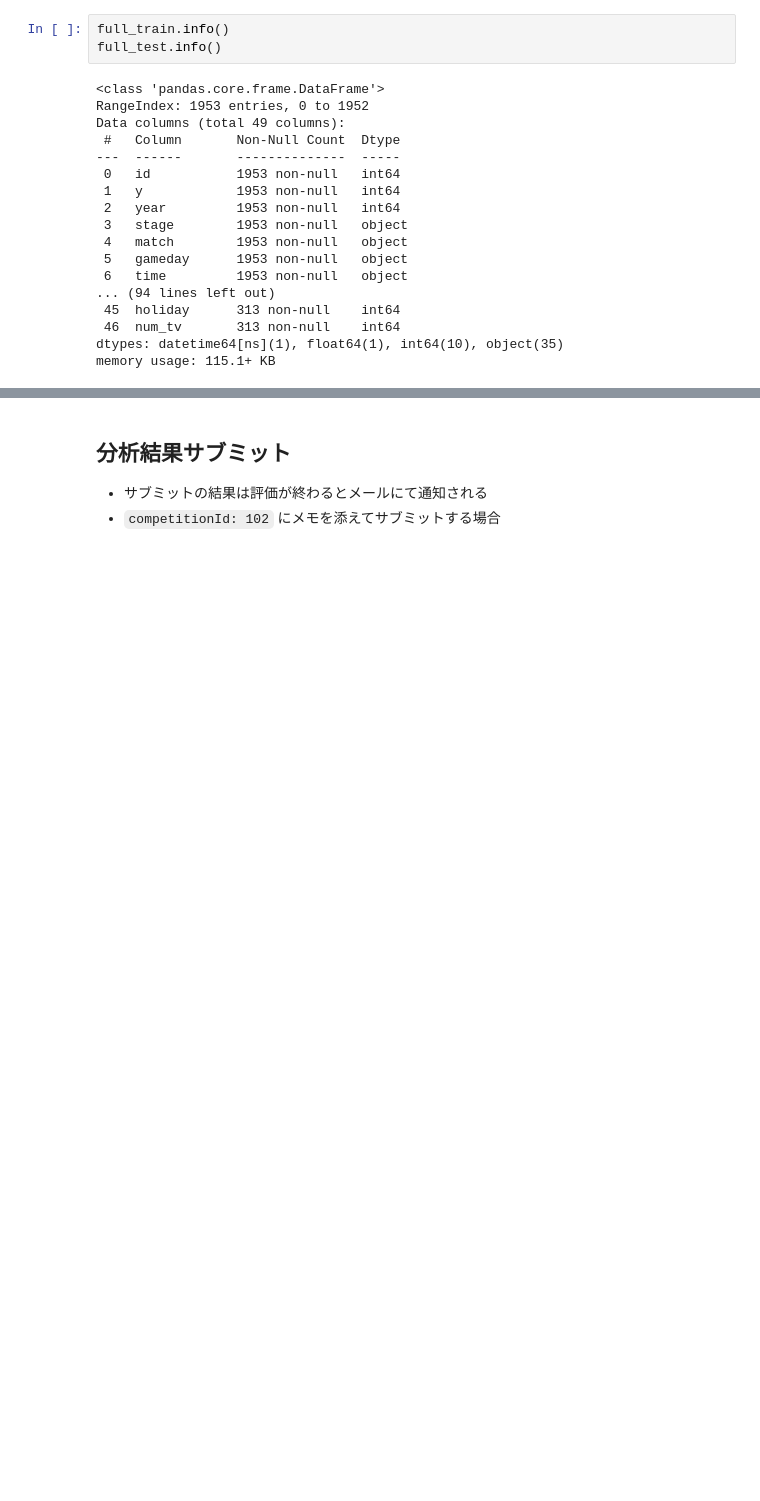
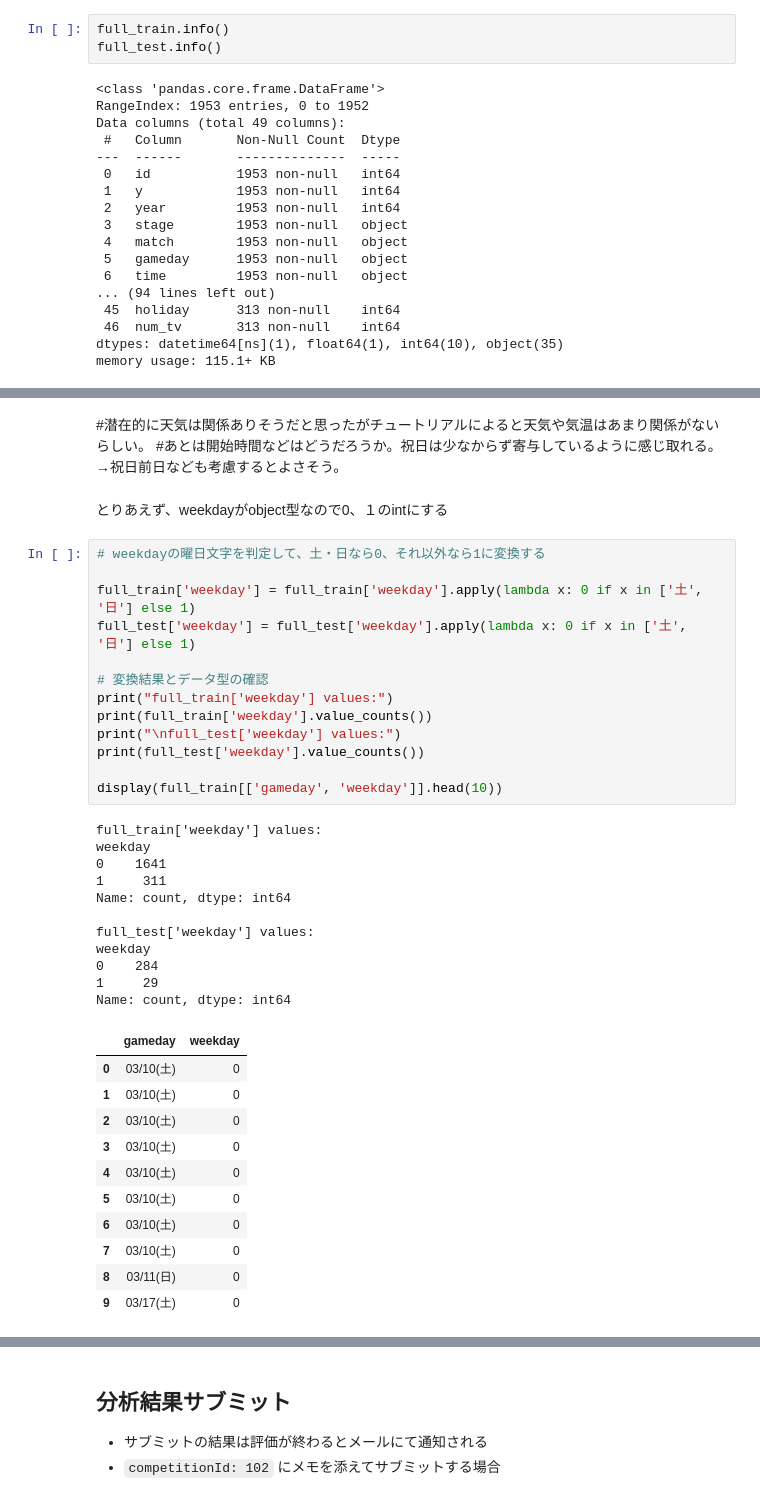
Before and after one commit to abaziri/signate-Jleague, a Jupyter notebook: tutorials/SIGNATE_Tutorial_for_Colaboratory.ipynb, the cells around one changed output, grey strips where cells are left out. Drawn from its saved outputs; the diff is of its cells as text; blank space fills up the shorter version.

```diff
--- a/tutorials/SIGNATE_Tutorial_for_Colaboratory.ipynb
+++ b/tutorials/SIGNATE_Tutorial_for_Colaboratory.ipynb
@@ -471,0 +424,41 @@ memory usage: 115.1+ KB
+# %% [markdown]
+#潜在的に天気は関係ありそうだと思ったがチュートリアルによると天気や気温はあまり関係がないらしい。
+#あとは開始時間などはどうだろうか。祝日は少なからず寄与しているように感じ取れる。→祝日前日なども考慮するとよさそう。
+# %% [markdown]
+とりあえず、weekdayがobject型なので0、１のintにする
+# %%
+# weekdayの曜日文字を判定して、土・日なら0、それ以外なら1に変換する
+
+full_train['weekday'] = full_train['weekday'].apply(lambda x: 0 if x in ['土', '日'] else 1)
+full_test['weekday'] = full_test['weekday'].apply(lambda x: 0 if x in ['土', '日'] else 1)
+
+# 変換結果とデータ型の確認
+print("full_train['weekday'] values:")
+print(full_train['weekday'].value_counts())
+print("\nfull_test['weekday'] values:")
+print(full_test['weekday'].value_counts())
+
+display(full_train[['gameday', 'weekday']].head(10))
+# %% [output]
+full_train['weekday'] values:
+weekday
+0    1641
+1     311
+Name: count, dtype: int64
+
+full_test['weekday'] values:
+weekday
+0    284
+1     29
+Name: count, dtype: int64
+|  | gameday | weekday |
+| 0 | 03/10(土) | 0 |
+| 1 | 03/10(土) | 0 |
+| 2 | 03/10(土) | 0 |
+| 3 | 03/10(土) | 0 |
+| 4 | 03/10(土) | 0 |
+| 5 | 03/10(土) | 0 |
+| 6 | 03/10(土) | 0 |
+| 7 | 03/10(土) | 0 |
+| 8 | 03/11(日) | 0 |
+| 9 | 03/17(土) | 0 |
```
Also changed, not shown: parts of 19 cells of this notebook.
